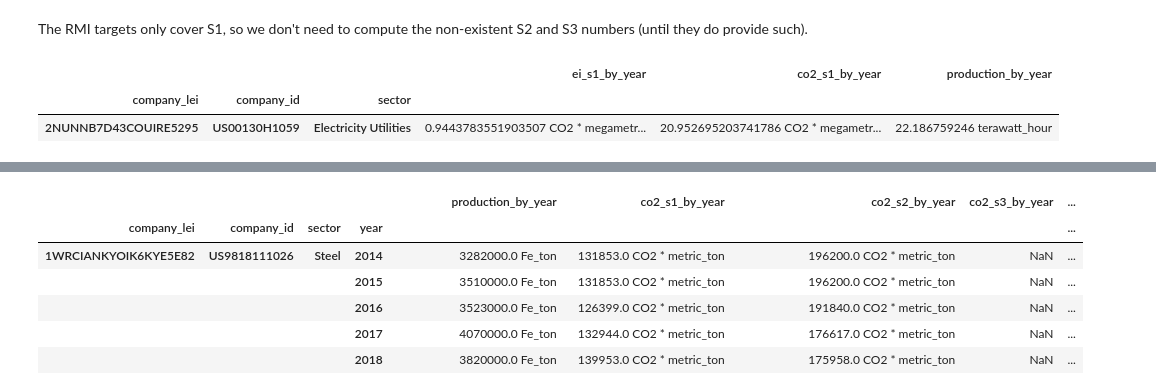
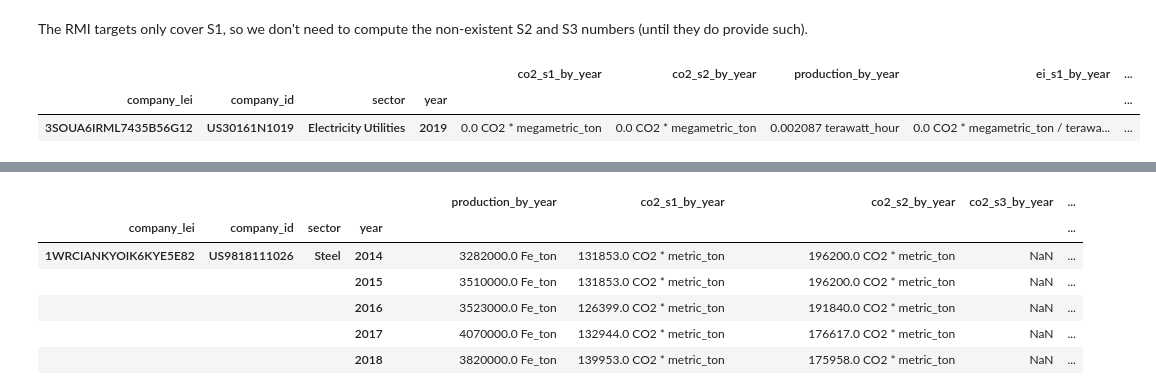
Before and after one commit to os-climate/itr-data-pipeline, a Jupyter notebook: notebooks/ITR-data-production.ipynb, the cells around one changed output, grey strips where cells are left out. Cells and saved outputs as stored; diff of their text form; code cells hidden in the pictures.

```diff
--- a/notebooks/ITR-data-production.ipynb
+++ b/notebooks/ITR-data-production.ipynb
@@ -519,6 +544,8 @@ for scope in scopes:
     rmi_emissions_df["ghg_" + scope] = rmi_emissions_df["ghg_" + scope].astype('pint[Mt CO2]')
     rmi_emissions_df["ei_" + scope] = rmi_emissions_df["ei_" + scope].astype('pint[Mt CO2/TWh]')
 rmi_emissions_df["production"] = rmi_emissions_df["production"].astype('pint[TWh]')
+rmi_emissions_df["ghg_s1s2"] = rmi_emissions_df["ghg_s1"] + rmi_emissions_df["ghg_s2"]
+rmi_emissions_df["ei_s1s2"] = rmi_emissions_df["ghg_s1s2"] / rmi_emissions_df["production"]
 template_rmi_df = rmi_emissions_df.pivot(index=None, columns='year')
 
 # Put column names into YYYY_metric order (Multi-index has this order inverted)
@@ -653,7 +680,11 @@ for col in cols:
         for year in [2022, 2021]:
             newcol = col.replace('2020', str(year))
             template_df.insert(col_index+1, newcol, np.nan)
-display(template_df)
+            if '_ghg_' in newcol:
+                template_df.loc[:, newcol] = template_df['emissions_metric'].map(lambda x: Q_(np.nan, x))
+            else:
+                template_df.loc[:, newcol] = template_df['production_metric'].map(lambda x: Q_(np.nan, x))
+display(template_df.sample(15))
 pd.reset_option("display.max_rows")
 pd.reset_option("display.max_columns")
 # %% [output]
@@ -887,9 +895,35 @@ rmi_targets_df.loc[(rmi_targets_df.production_by_year!=0)&rmi_targets_df.co2_s1_
+# %%
+import warnings
+
+def compute_sums_and_wavg(x):
+    zero_Mt_CO2 = Q_(0.0, 'Mt CO2')
+    d = { 'co2_s1_by_year':x['co2_s1_target_all_years'].sum(),
+          'co2_s2_by_year':zero_Mt_CO2,
+          'production_by_year':x[['production_historical', 'production_projected']].bfill(axis=1).iloc[:, 0].sum() }
+    return pd.Series(d, index=['co2_s1_by_year', 'co2_s2_by_year', 'production_by_year'])
+
+with warnings.catch_warnings():
+    warnings.simplefilter("ignore")
+
+    rmi_targets_df = (rtg_df[rtg_df.year>=2014]
+          .groupby(['company_name', 'company_lei', 'company_id', 'sector', 'year']) # grouping automagically sets index
+          .apply(compute_sums_and_wavg)
+          .sort_values(['company_name', 'year'], ascending=[True, True])
+         )
+m = (rmi_targets_df.production_by_year!=0)
+# %%
+rmi_targets_df.loc[~m, 'ei_s1_by_year'] = m.map(lambda x: Q_(np.nan, "Mt CO2/TWh"))
+rmi_targets_df.loc[~m, 'ei_s2_by_year'] = m.map(lambda x: Q_(np.nan, "Mt CO2/TWh"))
+rmi_targets_df.loc[~m, 'ei_s1s2_by_year'] = m.map(lambda x: Q_(np.nan, "Mt CO2/TWh"))
+rmi_targets_df.loc[m, 'ei_s1_by_year'] = rmi_targets_df.co2_s1_by_year/rmi_targets_df.production_by_year
+rmi_targets_df.loc[m, 'ei_s2_by_year'] = rmi_targets_df.co2_s2_by_year/rmi_targets_df.production_by_year
+rmi_targets_df.loc[m, 'ei_s1s2_by_year'] = (rmi_targets_df.co2_s1_by_year+rmi_targets_df.co2_s2_by_year)/rmi_targets_df.production_by_year
 # %%
-rmi_targets_df.loc['AES Corp.', :, :, :, 2016]
+rmi_targets_df.loc['Exelon Corp.', :, :, :]
 # %% [output]
-|  |  |  | ei_s1_by_year | co2_s1_by_year | production_by_year |
-| company_lei | company_id | sector |  |  |  |
-| 2NUNNB7D43COUIRE5295 | US00130H1059 | Electricity Utilities | 0.9443783551903507 CO2 * megametr... | 20.952695203741786 CO2 * megametr... | 22.186759246 terawatt_hour |
+|  |  |  |  | co2_s1_by_year | co2_s2_by_year | production_by_year | ei_s1_by_year | ... |
+| company_lei | company_id | sector | year |  |  |  |  | ... |
+| 3SOUA6IRML7435B56G12 | US30161N1019 | Electricity Utilities | 2019 | 0.0 CO2 * megametric_ton | 0.0 CO2 * megametric_ton | 0.002087 terawatt_hour | 0.0 CO2 * megametric_ton / terawa... | ... |
 # %%
 steel_production.iloc[0:2]
 # %% [output]
```
Also changed, not shown: parts of 28 cells of this notebook.
